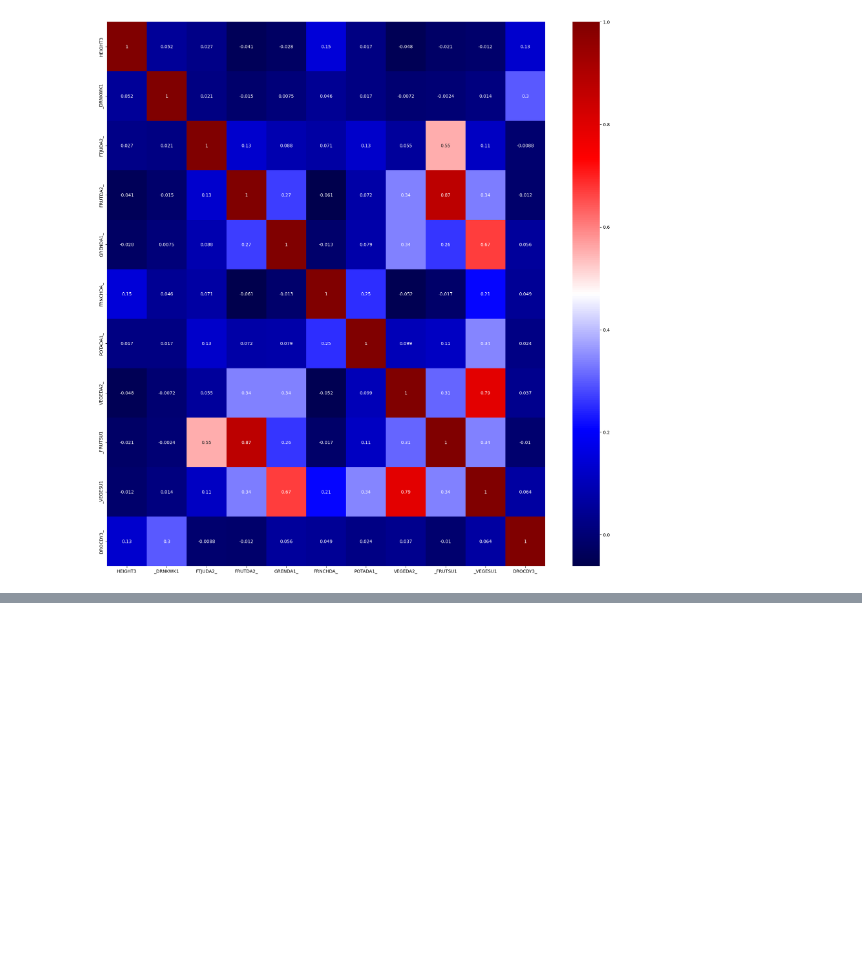
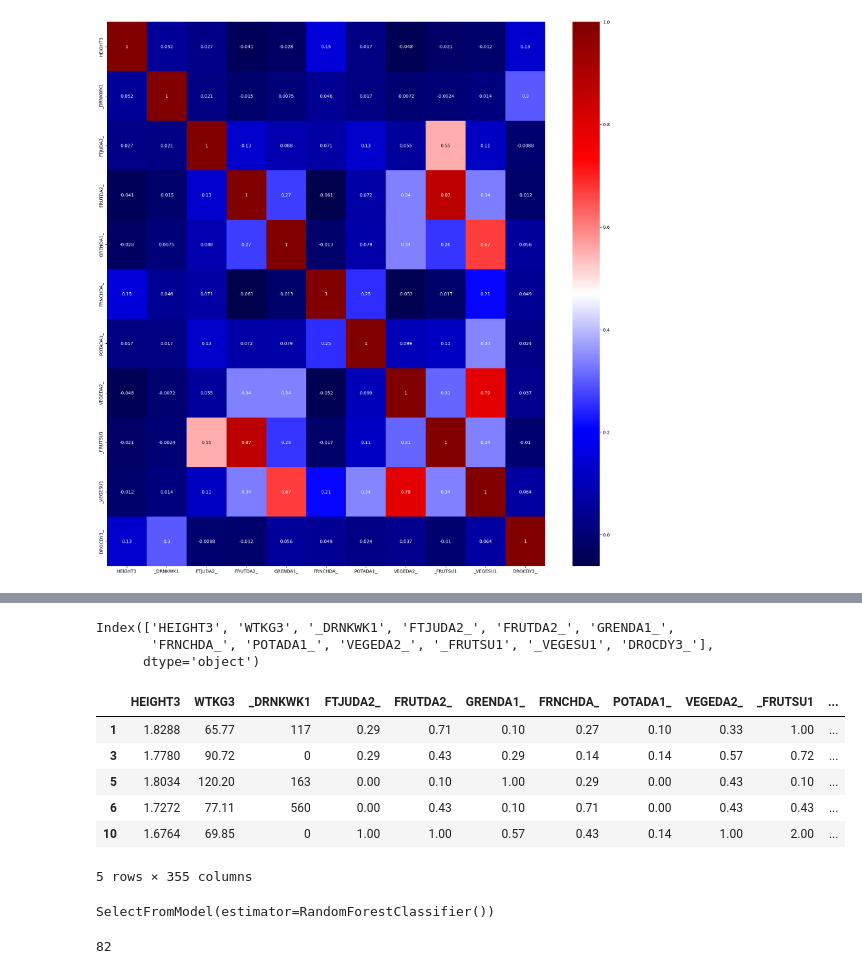
Before and after one commit to OBINNADINNEYA/BRFSS_BIGDATA_PROJECT, a Jupyter notebook: Data_Cleaning_2019.ipynb, the cells around one changed output, grey strips where cells are left out. Cells and saved outputs as stored; diff of their text form; code cells hidden in the pictures; blank space fills up the shorter version.

```diff
--- a/Data_Cleaning_2019.ipynb
+++ b/Data_Cleaning_2019.ipynb
@@ -522,3 +523,6 @@ sns.heatmap(processed_features_df[num_cols].corr(),cmap='seismic',annot=True)
 <Axes: >
 <Figure size 1200x800 with 0 Axes>
 [figure]
+# %%
+num_cols = processed_features_df.select_dtypes(include=('float','int')).columns
+cat_cols = processed_features_df.select_dtypes(exclude=('float','int')).columns
@@ -524,0 +543,13 @@ sns.heatmap(processed_features_df[num_cols].corr(),cmap='seismic',annot=True)
+# %%
+#here we want to print out the value count in eah categorical column
+
+# normalize used to get the percentage
+for i in list(cat_cols):
+    print(housing_df[i].value_counts(normalize=True))
+    print('**********************************')
+# %%
+num_cols
+# %% [output]
+Index(['HEIGHT3', 'WTKG3', '_DRNKWK1', 'FTJUDA2_', 'FRUTDA2_', 'GRENDA1_',
+       'FRNCHDA_', 'POTADA1_', 'VEGEDA2_', '_FRUTSU1', '_VEGESU1', 'DROCDY3_'],
+      dtype='object')
@@ -524,0 +560,18 @@ sns.heatmap(processed_features_df[num_cols].corr(),cmap='seismic',annot=True)
+# %%
+#lets create a new data frame with only dummmy categorical data and num columns
+
+dummies_df = processed_features_df[num_cols]
+
+for i in cat_cols:
+    temp = pd.get_dummies(processed_features_df[i],drop_first=True)
+    dummies_df = pd.concat([dummies_df,temp],axis=1)
+
+dummies_df.head()
+# %% [output]
+|  | HEIGHT3 | WTKG3 | _DRNKWK1 | FTJUDA2_ | FRUTDA2_ | GRENDA1_ | FRNCHDA_ | POTADA1_ | VEGEDA2_ | _FRUTSU1 | ... |
+| 1 | 1.8288 | 65.77 | 117 | 0.29 | 0.71 | 0.10 | 0.27 | 0.10 | 0.33 | 1.00 | ... |
+| 3 | 1.7780 | 90.72 | 0 | 0.29 | 0.43 | 0.29 | 0.14 | 0.14 | 0.57 | 0.72 | ... |
+| 5 | 1.8034 | 120.20 | 163 | 0.00 | 0.10 | 1.00 | 0.29 | 0.00 | 0.43 | 0.10 | ... |
+| 6 | 1.7272 | 77.11 | 560 | 0.00 | 0.43 | 0.10 | 0.71 | 0.00 | 0.43 | 0.43 | ... |
+| 10 | 1.6764 | 69.85 | 0 | 1.00 | 1.00 | 0.57 | 0.43 | 0.14 | 1.00 | 2.00 | ... |
+5 rows × 355 columns
@@ -524,0 +585,10 @@ sns.heatmap(processed_features_df[num_cols].corr(),cmap='seismic',annot=True)
+# %%
+sel = SelectFromModel(RandomForestClassifier(n_estimators = 100))
+sel.fit(X_train, y_train)
+# %% [output]
+SelectFromModel(estimator=RandomForestClassifier())
+# %%
+selected_feat= X_train.columns[(sel.get_support())]
+len(selected_feat)
+# %% [output]
+82
```
Also changed, not shown: parts of 12 cells of this notebook, 1 other file.
